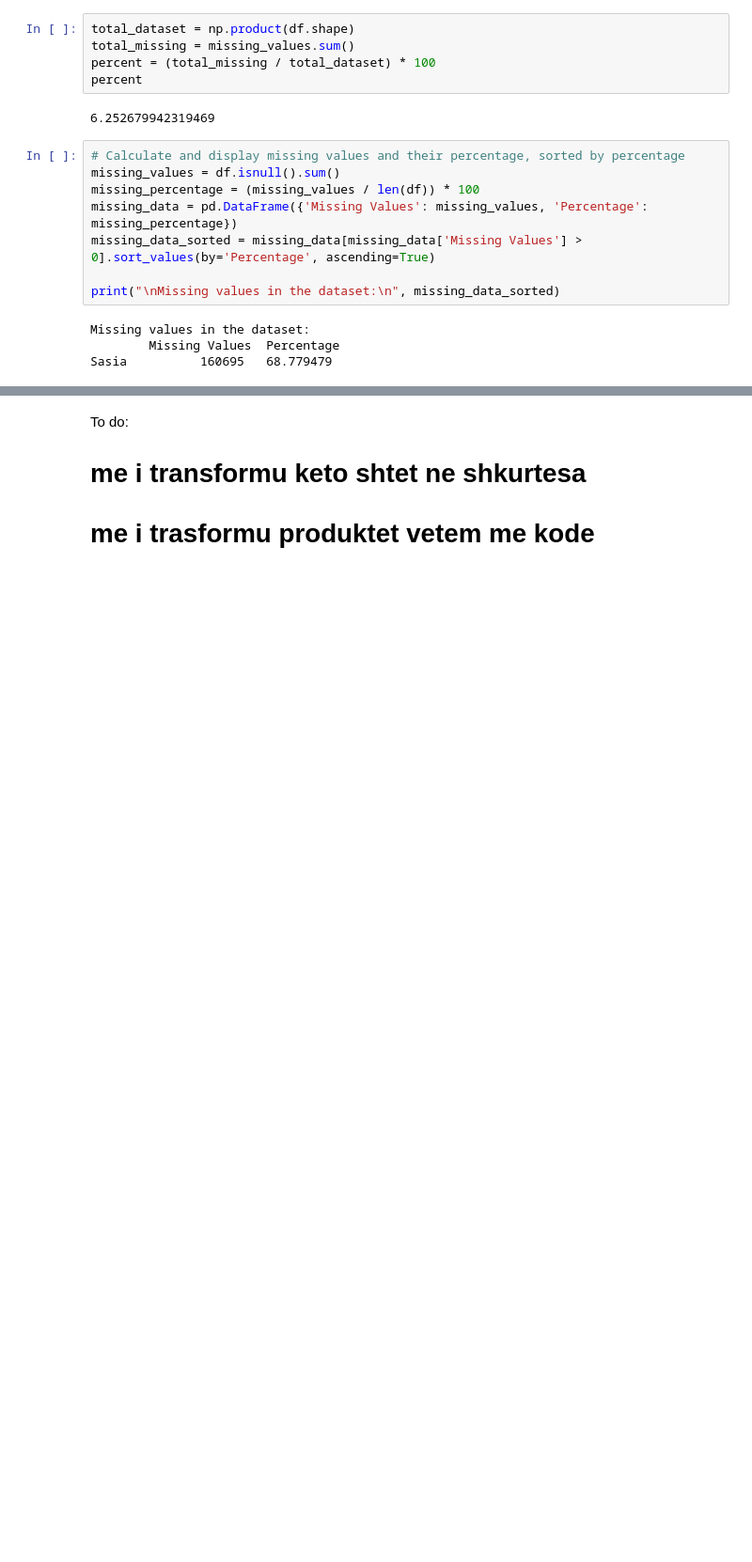
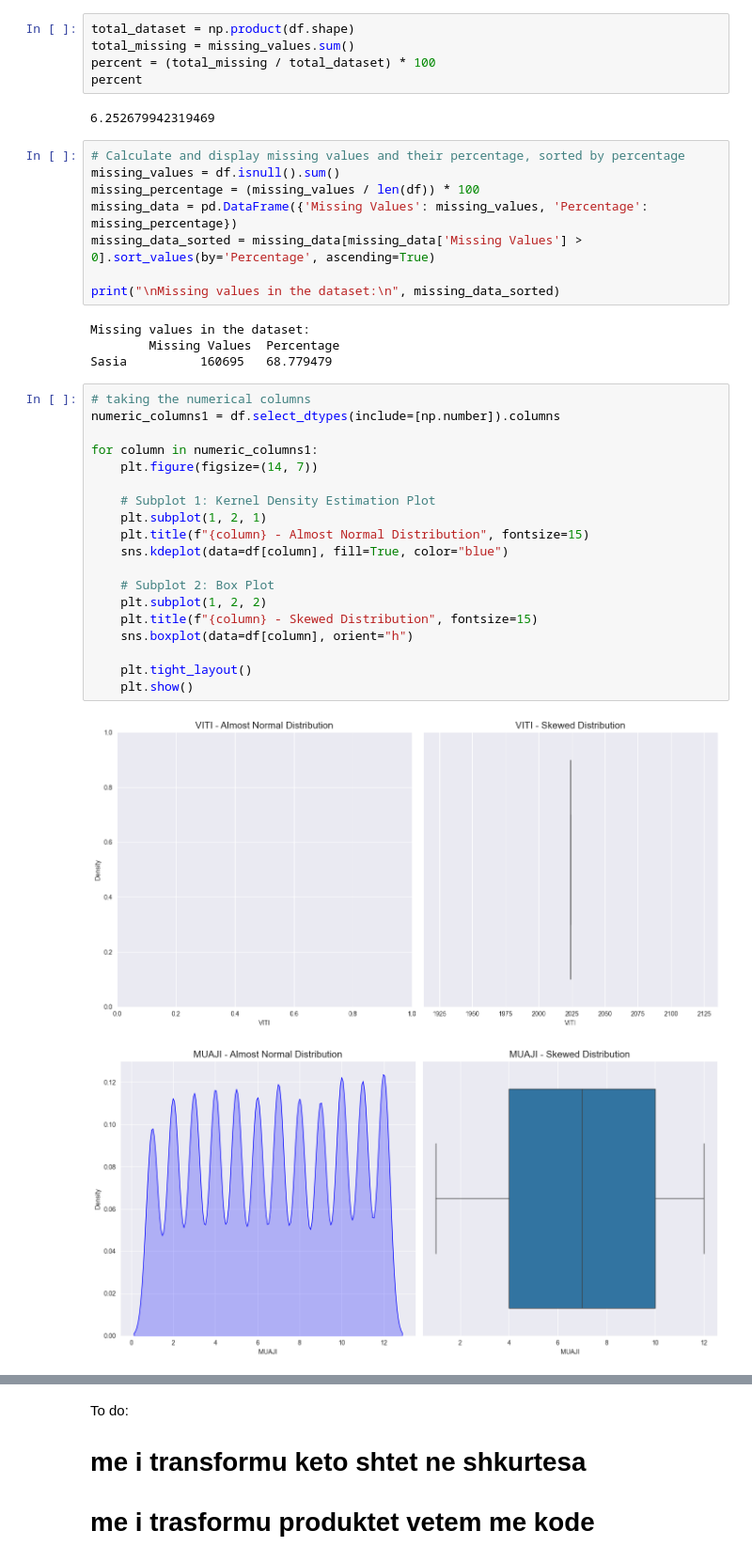
Before and after one commit to NjomzaRexhepi/Machine-Learning-Project, a Jupyter notebook: TradeBalance.ipynb, the cells around one changed output, grey strips where cells are left out. Shown at 94% size. Saved outputs shown, nothing was run; the diff lists cells and outputs as text; blank space fills up the shorter version.

Commit message:
Skewness distribution on all columns of dataset

```diff
--- a/TradeBalance.ipynb
+++ b/TradeBalance.ipynb
@@ -271,3 +271,25 @@ print("\nMissing values in the dataset:\n", missing_data_sorted)
 Missing values in the dataset:
         Missing Values  Percentage
 Sasia          160695   68.779479
+# %%
+# taking the numerical columns
+numeric_columns1 = df.select_dtypes(include=[np.number]).columns
+
+for column in numeric_columns1:
+    plt.figure(figsize=(14, 7))
+
+    # Subplot 1: Kernel Density Estimation Plot
+    plt.subplot(1, 2, 1)
+    plt.title(f"{column} - Almost Normal Distribution", fontsize=15)
+    sns.kdeplot(data=df[column], fill=True, color="blue")
+
+    # Subplot 2: Box Plot
+    plt.subplot(1, 2, 2)
+    plt.title(f"{column} - Skewed Distribution", fontsize=15)
+    sns.boxplot(data=df[column], orient="h")
+
+    plt.tight_layout()
+    plt.show()
+# %% [output]
+[figure, added]
+[figure, added]
```
Also changed, not shown: parts of 1 cell of this notebook.
